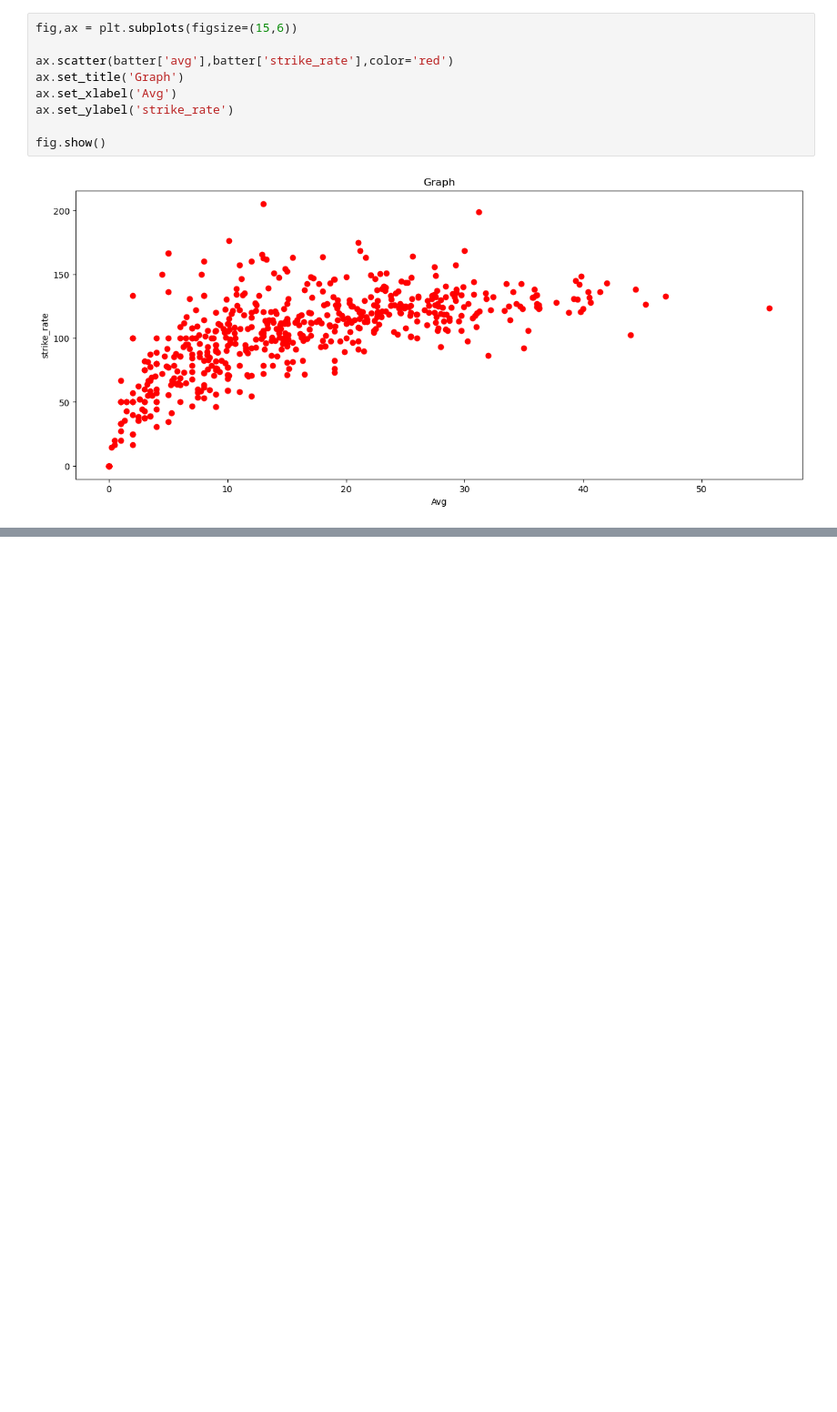
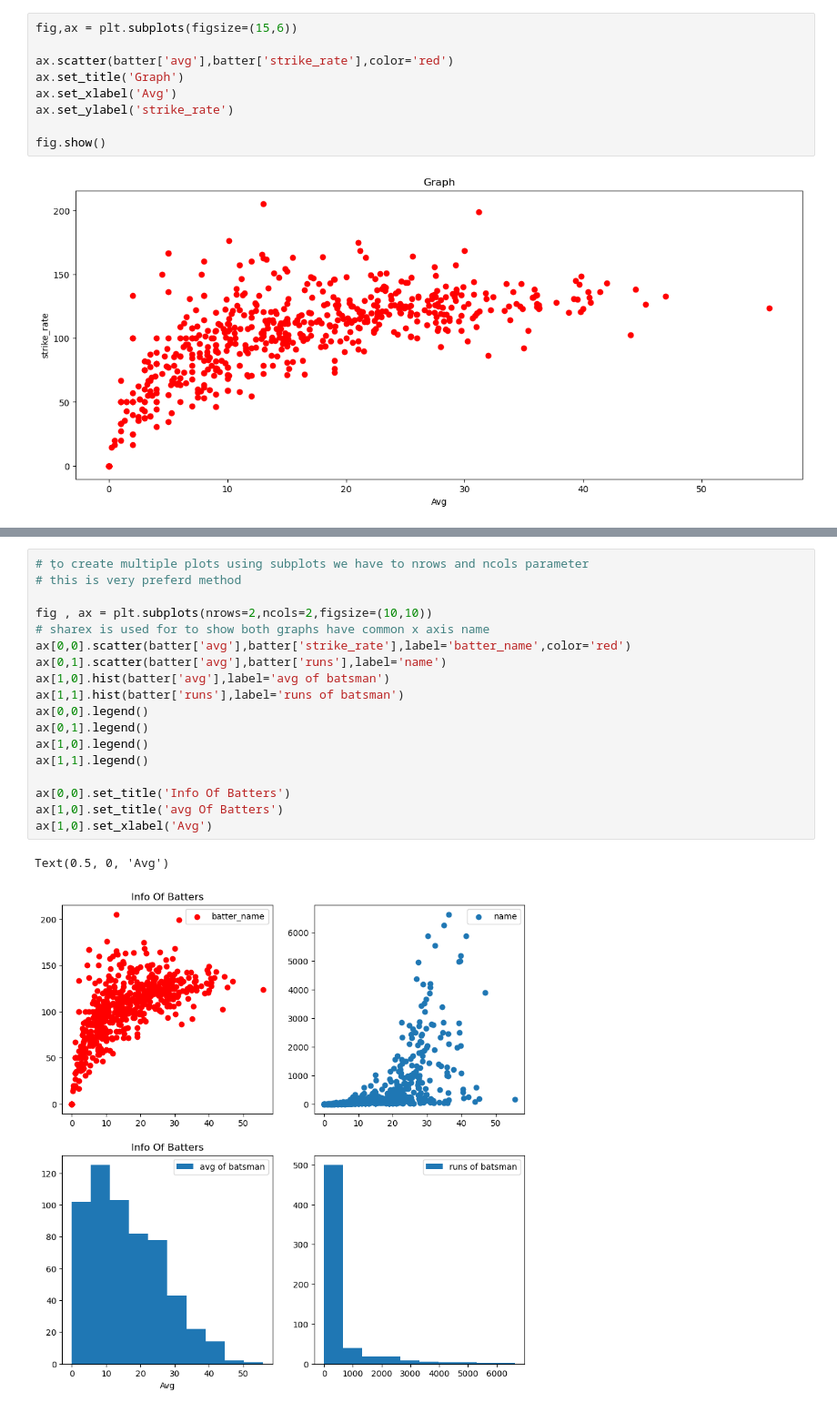
Before and after one commit to sourabh1909/ML-Codes, a Jupyter notebook: Matplot/Matplotlib/02_matplot.ipynb, the cells around one changed output, grey strips where cells are left out. Shown at 91% size. Cells and saved outputs as stored; diff of their text form; blank space fills up the shorter version.

```diff
--- a/Matplot/Matplotlib/02_matplot.ipynb
+++ b/Matplot/Matplotlib/02_matplot.ipynb
@@ -180,0 +199,21 @@ Text(0.5, 0, 'Avg')
+# %%
+# ṭo create multiple plots using subplots we have to nrows and ncols parameter
+# this is very preferd method
+
+fig , ax = plt.subplots(nrows=2,ncols=2,figsize=(10,10))
+# sharex is used for to show both graphs have common x axis name
+ax[0,0].scatter(batter['avg'],batter['strike_rate'],label='batter_name',color='red')
+ax[0,1].scatter(batter['avg'],batter['runs'],label='name')
+ax[1,0].hist(batter['avg'],label='avg of batsman')
+ax[1,1].hist(batter['runs'],label='runs of batsman')
+ax[0,0].legend()
+ax[0,1].legend()
+ax[1,0].legend()
+ax[1,1].legend()
+
+ax[0,0].set_title('Info Of Batters')
+ax[1,0].set_title('avg Of Batters')
+ax[1,0].set_xlabel('Avg')
+# %% [output]
+Text(0.5, 0, 'Avg')
+[figure, added]
```
Also changed, not shown: parts of 15 cells of this notebook.
